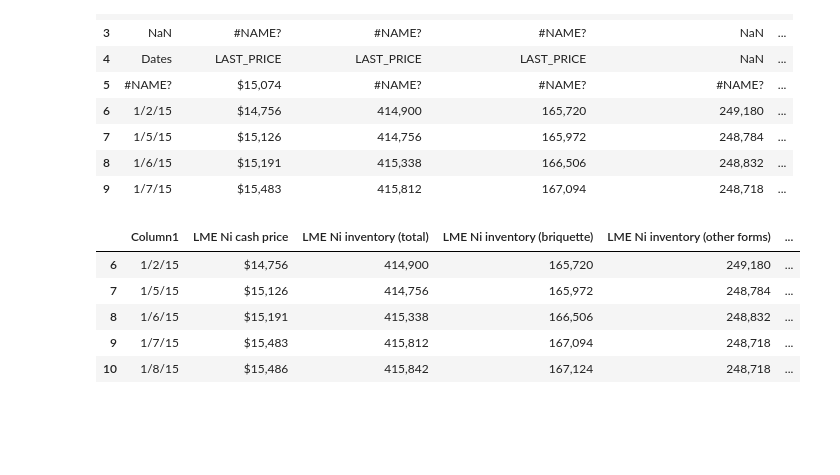
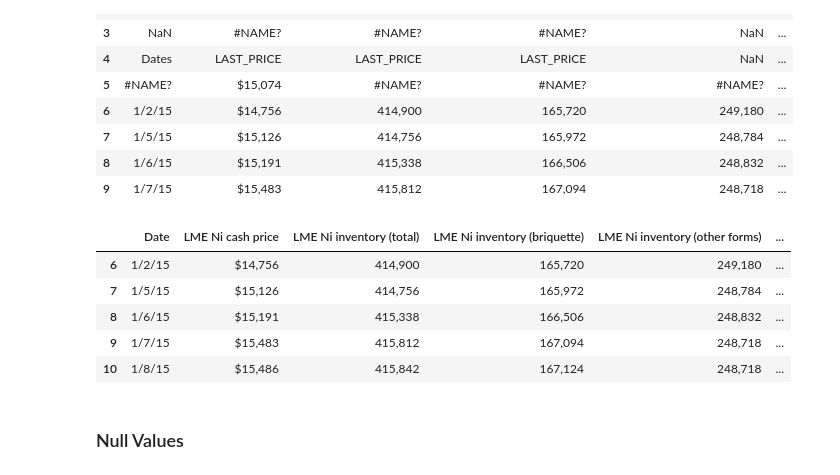
Before and after one commit to chiemiko/metals-research, a Jupyter notebook: ARIMA practice.ipynb, the cells around one changed output. Saved outputs shown, nothing was run; the diff lists cells and outputs as text; code cells hidden in the pictures; blank space fills up the shorter version.

```diff
--- a/ARIMA practice.ipynb
+++ b/ARIMA practice.ipynb
@@ -20,10 +33,10 @@ df_orig.head(10)
 | 9 | 1/7/15 | $15,483 | 415,812 | 167,094 | 248,718 | ... |
 # %%
 df = df_orig.iloc[6: ,:]
-
+df = df.rename(columns={"Column1": "Date"})
 df.head()
 # %% [output]
-|  | Column1 | LME Ni cash price | LME Ni inventory (total) | LME Ni inventory (briquette) | LME Ni inventory (other forms) | ... |
+|  | Date | LME Ni cash price | LME Ni inventory (total) | LME Ni inventory (briquette) | LME Ni inventory (other forms) | ... |
 | 6 | 1/2/15 | $14,756 | 414,900 | 165,720 | 249,180 | ... |
 | 7 | 1/5/15 | $15,126 | 414,756 | 165,972 | 248,784 | ... |
 | 8 | 1/6/15 | $15,191 | 415,338 | 166,506 | 248,832 | ... |
@@ -31,0 +48,2 @@ df.head()
+# %% [markdown]
+### Null Values
```
Also changed, not shown: parts of 34 cells of this notebook.
